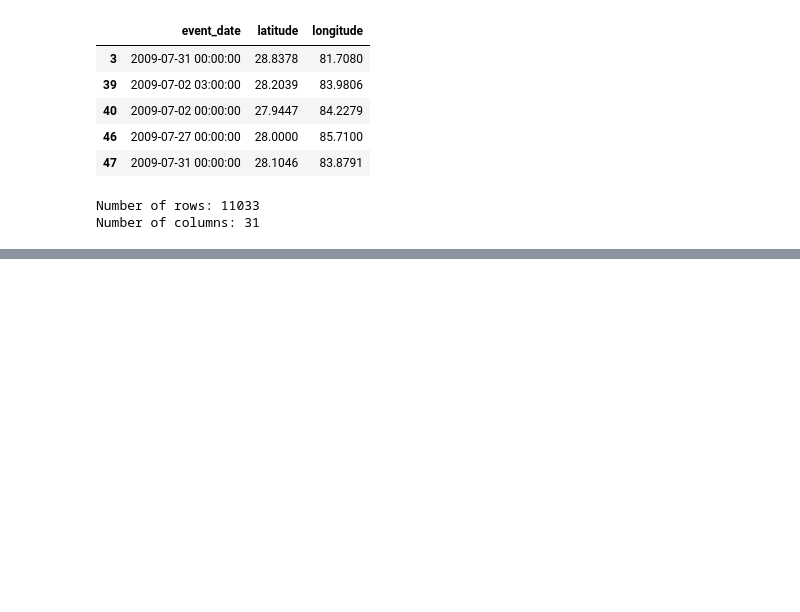
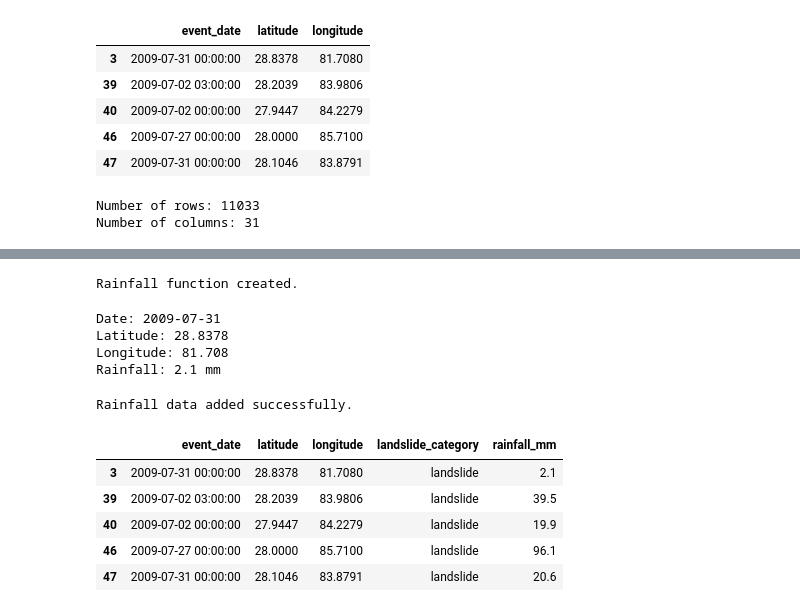
Before and after one commit to saltyyboii/landslide-risk-assessment, a Jupyter notebook: Mountain_Hazard_Review_2.ipynb, the cells around one changed output, grey strips where cells are left out. Drawn from its saved outputs; the diff is of its cells as text; code cells hidden in the pictures; blank space fills up the shorter version.

```diff
--- a/Mountain_Hazard_Review_2.ipynb
+++ b/Mountain_Hazard_Review_2.ipynb
@@ -1025,0 +291,77 @@ plt.show()
+# %%
+# Step 4: Function to retrieve rainfall for one location and date
+
+def get_rainfall(latitude, longitude, date):
+
+    url = "https://archive-api.open-meteo.com/v1/archive"
+
+    params = {
+        "latitude": latitude,
+        "longitude": longitude,
+        "start_date": date,
+        "end_date": date,
+        "daily": "rain_sum",
+        "timezone": "auto"
+    }
+
+    response = requests.get(url, params=params)
+    data = response.json()
+
+    # Extract rainfall value
+    rainfall = data["daily"]["rain_sum"][0]
+
+    return rainfall
+
+print("Rainfall function created.")
+# %% [output]
+Rainfall function created.
+# %%
+# Step 5: Test rainfall retrieval for the first landslide
+
+test_row = rainfall_data.iloc[0]
+
+rainfall = get_rainfall(
+    test_row["latitude"],
+    test_row["longitude"],
+    test_row["event_date"].strftime("%Y-%m-%d")
+)
+
+print("Date:", test_row["event_date"].date())
+print("Latitude:", test_row["latitude"])
+print("Longitude:", test_row["longitude"])
+print("Rainfall:", rainfall, "mm")
+# %% [output]
+Date: 2009-07-31
+Latitude: 28.8378
+Longitude: 81.708
+Rainfall: 2.1 mm
+# %%
+# Step 6: Retrieve historical rainfall for all landslide events
+
+rainfall_values = []
+
+for index, row in rainfall_data.iterrows():
+
+    rainfall = get_rainfall(
+        row["latitude"],
+        row["longitude"],
+        row["event_date"].strftime("%Y-%m-%d")
+    )
+
+    rainfall_values.append(rainfall)
+
+    # Small delay to avoid sending requests too quickly
+    time.sleep(0.2)
+
+rainfall_data["rainfall_mm"] = rainfall_values
+
+print("Rainfall data added successfully.")
+display(rainfall_data.head())
+# %% [output]
+Rainfall data added successfully.
+|  | event_date | latitude | longitude | landslide_category | rainfall_mm |
+| 3 | 2009-07-31 00:00:00 | 28.8378 | 81.7080 | landslide | 2.1 |
+| 39 | 2009-07-02 03:00:00 | 28.2039 | 83.9806 | landslide | 39.5 |
+| 40 | 2009-07-02 00:00:00 | 27.9447 | 84.2279 | landslide | 19.9 |
+| 46 | 2009-07-27 00:00:00 | 28.0000 | 85.7100 | landslide | 96.1 |
+| 47 | 2009-07-31 00:00:00 | 28.1046 | 83.8791 | landslide | 20.6 |
```
Also changed, not shown: parts of 53 cells of this notebook.
